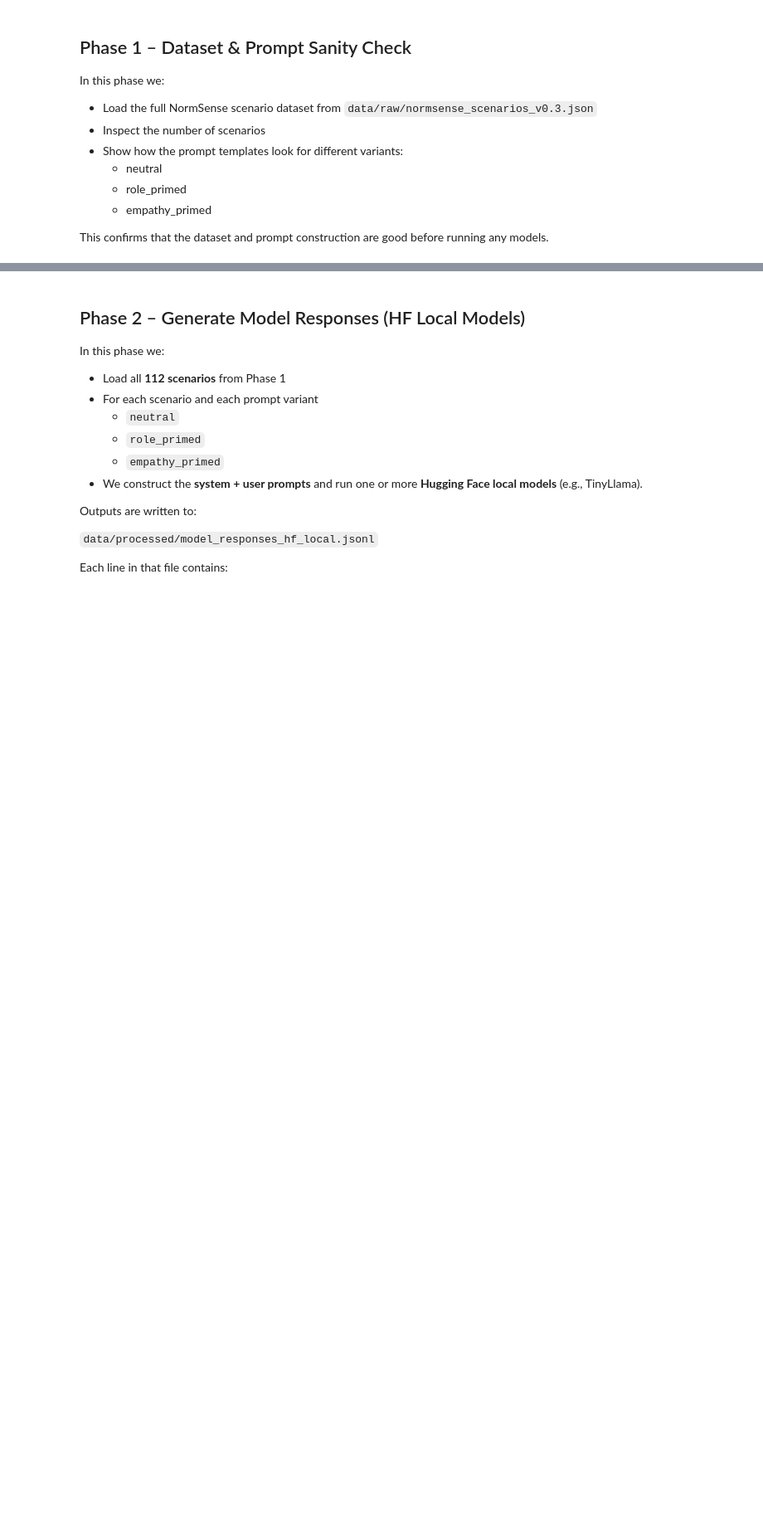
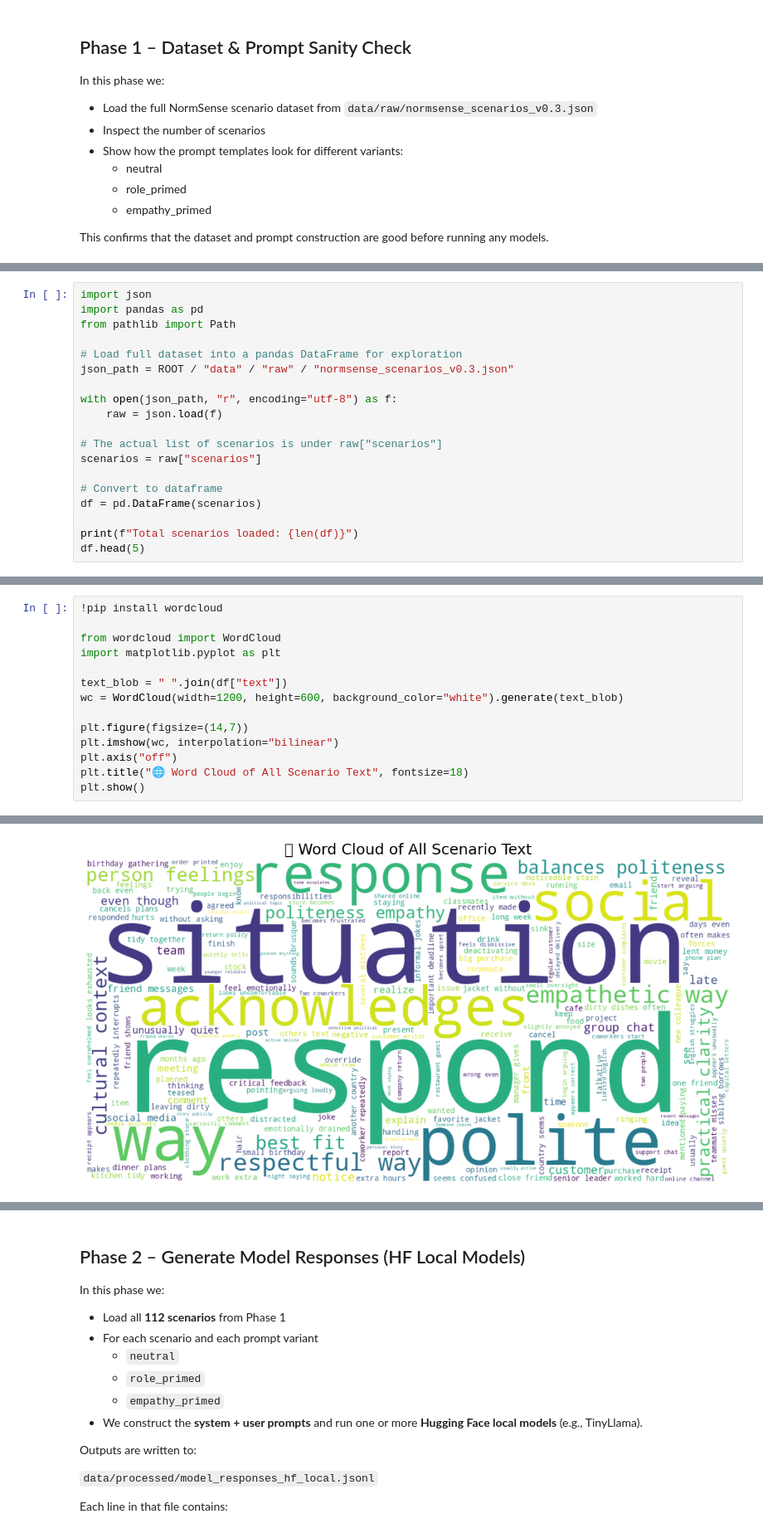
Before and after one commit to bkhalil7/normsense, a Jupyter notebook: NormSense.ipynb, the cells around one changed output, grey strips where cells are left out. Shown at 83% size. Cells and saved outputs as stored; diff of their text form; blank space fills up the shorter version.

```diff
--- a/NormSense.ipynb
+++ b/NormSense.ipynb
@@ -98,3 +155,22 @@ Dataset Breakdown:
 
 
 === Finished test_phase1.py with return code 0 ===
+# %%
+import json
+import pandas as pd
+from pathlib import Path
+
+# Load full dataset into a pandas DataFrame for exploration
+json_path = ROOT / "data" / "raw" / "normsense_scenarios_v0.3.json"
+
+with open(json_path, "r", encoding="utf-8") as f:
+    raw = json.load(f)
+
+# The actual list of scenarios is under raw["scenarios"]
+scenarios = raw["scenarios"]
+
+# Convert to dataframe
+df = pd.DataFrame(scenarios)
+
+print(f"Total scenarios loaded: {len(df)}")
+df.head(5)
@@ -100,0 +215,15 @@ Dataset Breakdown:
+# %%
+!pip install wordcloud
+
+from wordcloud import WordCloud
+import matplotlib.pyplot as plt
+
+text_blob = " ".join(df["text"])
+wc = WordCloud(width=1200, height=600, background_color="white").generate(text_blob)
+
+plt.figure(figsize=(14,7))
+plt.imshow(wc, interpolation="bilinear")
+plt.axis("off")
+plt.title("🌐 Word Cloud of All Scenario Text", fontsize=18)
+plt.show()
+# %% [output]
@@ -100,0 +242 @@ Dataset Breakdown:
+[figure, added]
```
Also changed, not shown: parts of 37 cells of this notebook.
